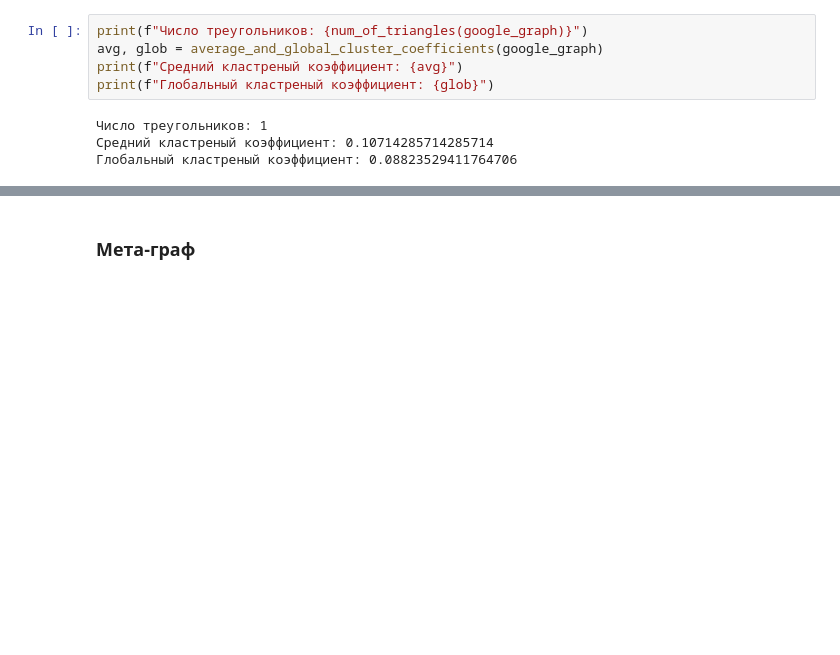
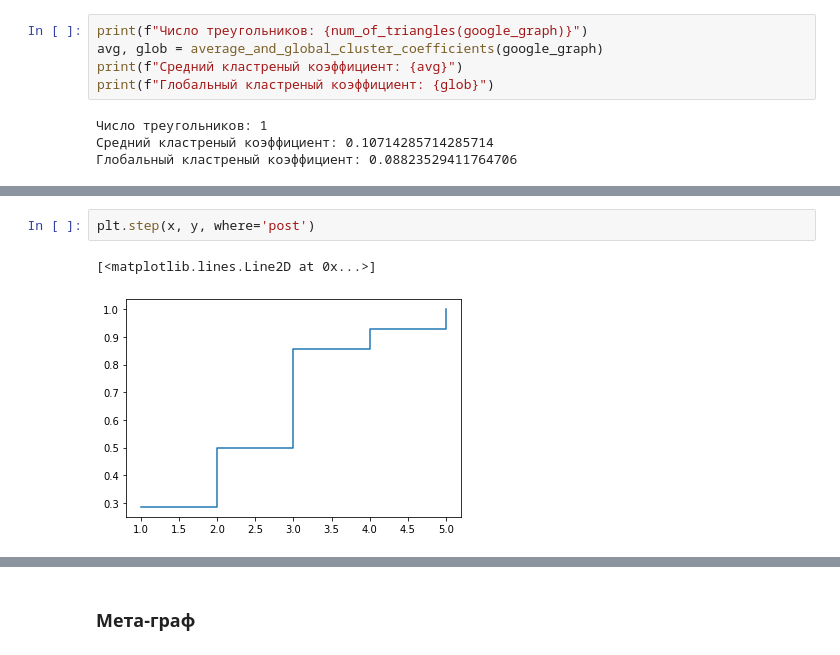
Before and after one commit to Kiruha01/graphs, a Jupyter notebook: Untitled.ipynb, the cells around one changed output, grey strips where cells are left out. Drawn from its saved outputs; the diff is of its cells as text; blank space fills up the shorter version.

```diff
--- a/Untitled.ipynb
+++ b/Untitled.ipynb
@@ -55,0 +75,5 @@ print(f"Глобальный кластреный коэффициент: {glob}
+# %%
+plt.step(x, y, where='post')
+# %% [output]
+[<matplotlib.lines.Line2D at 0x...>]
+[figure, added]
```
Also changed, not shown: parts of 13 cells of this notebook, 1 other file.
